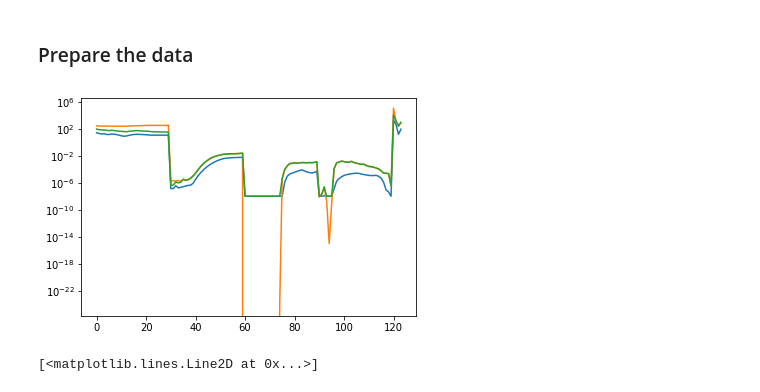
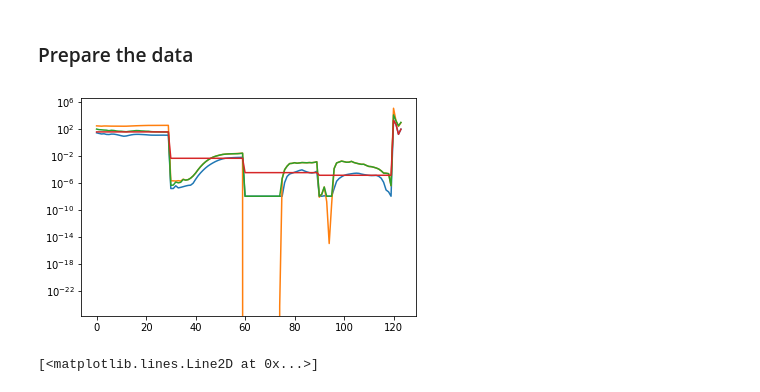
Before and after one commit to raspstephan/CBRAIN-CAM, a Jupyter notebook: notebooks/dev/energy_conservation-nn.ipynb, the cells around one changed output. Cells and saved outputs as stored; diff of their text form; code cells hidden in the pictures.

```diff
--- a/notebooks/dev/energy_conservation-nn.ipynb
+++ b/notebooks/dev/energy_conservation-nn.ipynb
@@ -199,10 +277,14 @@ fmeans = f.mean(0)
 fstds = np.maximum(f.std(0), 1e-8)
 # %%
 frange = np.maximum(f.max(0)-f.min(0), 1e-8)
+# %%
+fstd_by_var = np.concatenate([
+    [f[:, :30].std()]*30 + [f[:, 30:60].std()]*30 + [f[:, 60:90].std()]*30 + [f[:, 90:120].std()]*30, fstds[-4:]
+])
 # %%
-plt.plot(fstds); plt.plot(f.max(0)); plt.plot(frange); plt.yscale('log');
+plt.plot(fstds); plt.plot(f.max(0)); plt.plot(frange); plt.plot(fstd_by_var); plt.yscale('log');
 # %% [output]
-[figure, old version]
+[figure, new version]
 # %%
 norm = lambda x: (x - fmeans) / frange
 denorm = lambda x: x * frange + fmeans
```
Also changed, not shown: parts of 10 cells of this notebook, 7 other files.
